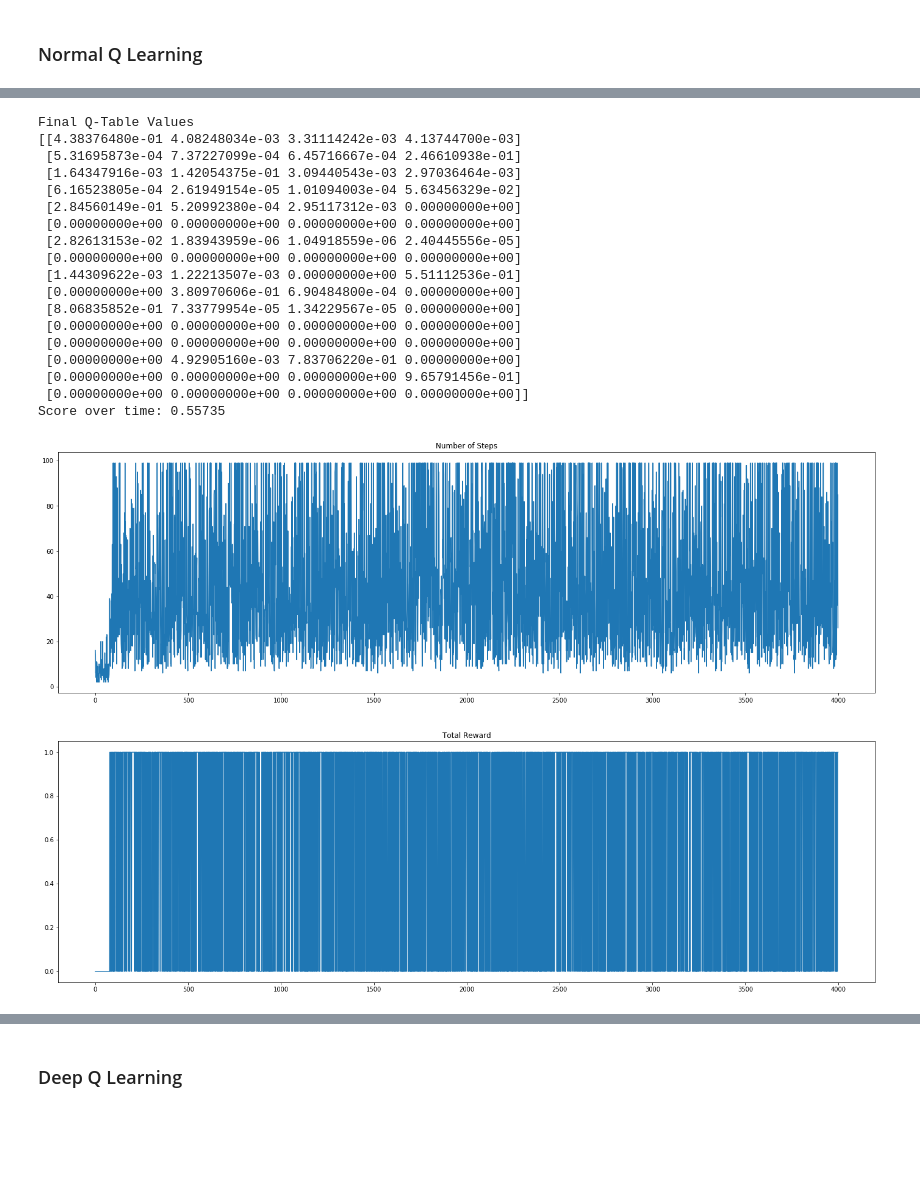
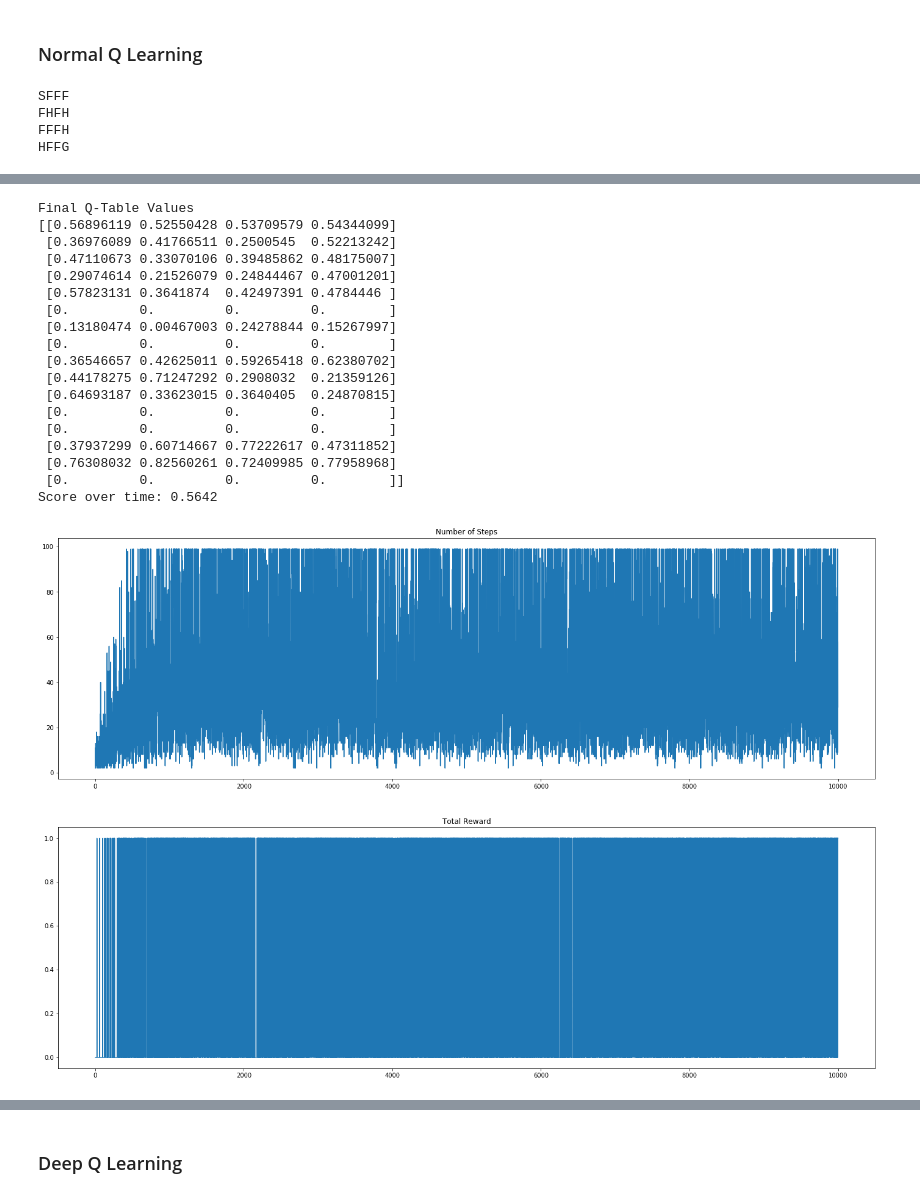
Before and after one commit to pooyakhosravi/SpartaCraft, a Jupyter notebook: Q_Learning.ipynb, the cells around one changed output, grey strips where cells are left out. Cells and saved outputs as stored; diff of their text form; code cells hidden in the pictures; blank space fills up the shorter version.

Commit message:
Add replay buffer. QTable working on frozen lake

```diff
--- a/Q_Learning.ipynb
+++ b/Q_Learning.ipynb
@@ -24,35 +21,40 @@ The autoreload extension is already loaded. To reload it, use:
 # %% [markdown]
 ### Normal Q Learning
 # %%
-agent = DQN_Agent.Discrete(gym.make('FrozenLake-v0'))
-j_list, r_list = agent.train(20000)
+env = gym.make('FrozenLake-v0')
+QTable = Agent.QTable(env)
+normal_agent = Agent.QLearning(env, QTable)
+normal_agent.env.render()
+j_list, r_list = normal_agent.train(10000)
 
 print("Final Q-Table Values")
-print(agent.Q)
+normal_agent.render()
 
 result = sum(r_list)/len(r_list)
 print(f"Score over time: {result}")
+Utils.graph_results(j_list, r_list)
 # %% [output]
+SFFF
+FHFH
+FFFH
+HFFG
 [interactive output not drawn]
-Final Q-Table Values
-[[4.38376480e-01 4.08248034e-03 3.31114242e-03 4.13744700e-03]
- [5.31695873e-04 7.37227099e-04 6.45716667e-04 2.46610938e-01]
- [1.64347916e-03 1.42054375e-01 3.09440543e-03 2.97036464e-03]
- [6.16523805e-04 2.61949154e-05 1.01094003e-04 5.63456329e-02]
- [2.84560149e-01 5.20992380e-04 2.95117312e-03 0.00000000e+00]
- [0.00000000e+00 0.00000000e+00 0.00000000e+00 0.00000000e+00]
- [2.82613153e-02 1.83943959e-06 1.04918559e-06 2.40445556e-05]
- [0.00000000e+00 0.00000000e+00 0.00000000e+00 0.00000000e+00]
- [1.44309622e-03 1.22213507e-03 0.00000000e+00 5.51112536e-01]
- [0.00000000e+00 3.80970606e-01 6.90484800e-04 0.00000000e+00]
- [8.06835852e-01 7.33779954e-05 1.34229567e-05 0.00000000e+00]
- [0.00000000e+00 0.00000000e+00 0.00000000e+00 0.00000000e+00]
- [0.00000000e+00 0.00000000e+00 0.00000000e+00 0.00000000e+00]
- [0.00000000e+00 4.92905160e-03 7.83706220e-01 0.00000000e+00]
- [0.00000000e+00 0.00000000e+00 0.00000000e+00 9.65791456e-01]
- [0.00000000e+00 0.00000000e+00 0.00000000e+00 0.00000000e+00]]
-Score over time: 0.55735
+Final Q-Table Values
+[[0.56896119 0.52550428 0.53709579 0.54344099]
+ [0.36976089 0.41766511 0.2500545  0.52213242]
+ [0.47110673 0.33070106 0.39485862 0.48175007]
+ [0.29074614 0.21526079 0.24844467 0.47001201]
+ [0.57823131 0.3641874  0.42497391 0.4784446 ]
+ [0.         0.         0.         0.        ]
+ [0.13180474 0.00467003 0.24278844 0.15267997]
+ [0.         0.         0.         0.        ]
+ [0.36546657 0.42625011 0.59265418 0.62380702]
+ [0.44178275 0.71247292 0.2908032  0.21359126]
+ [0.64693187 0.33623015 0.3640405  0.24870815]
+ [0.         0.         0.         0.        ]
+ [0.         0.         0.         0.        ]
+ [0.37937299 0.60714667 0.77222617 0.47311852]
+ [0.76308032 0.82560261 0.72409985 0.77958968]
+ [0.         0.         0.         0.        ]]
+Score over time: 0.5642
+[figure, added]
-# %%
-Utils.graph_results(j_list, r_list)
-# %% [output]
-[figure, removed]
```
Also changed, not shown: parts of 9 cells of this notebook, 1 other file.
